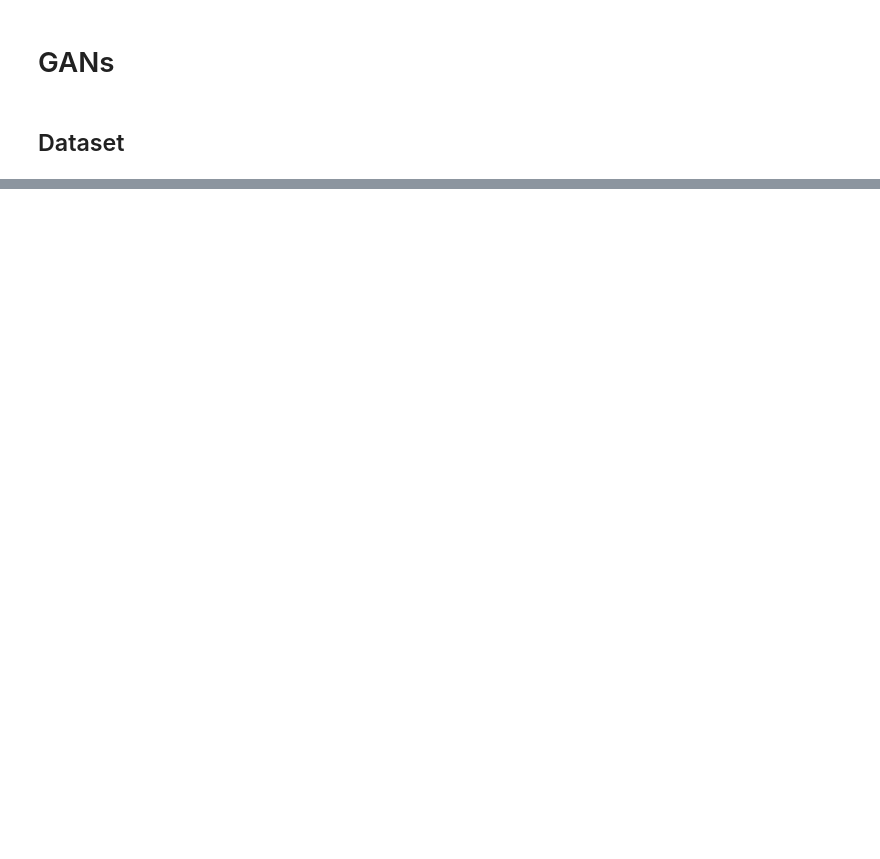
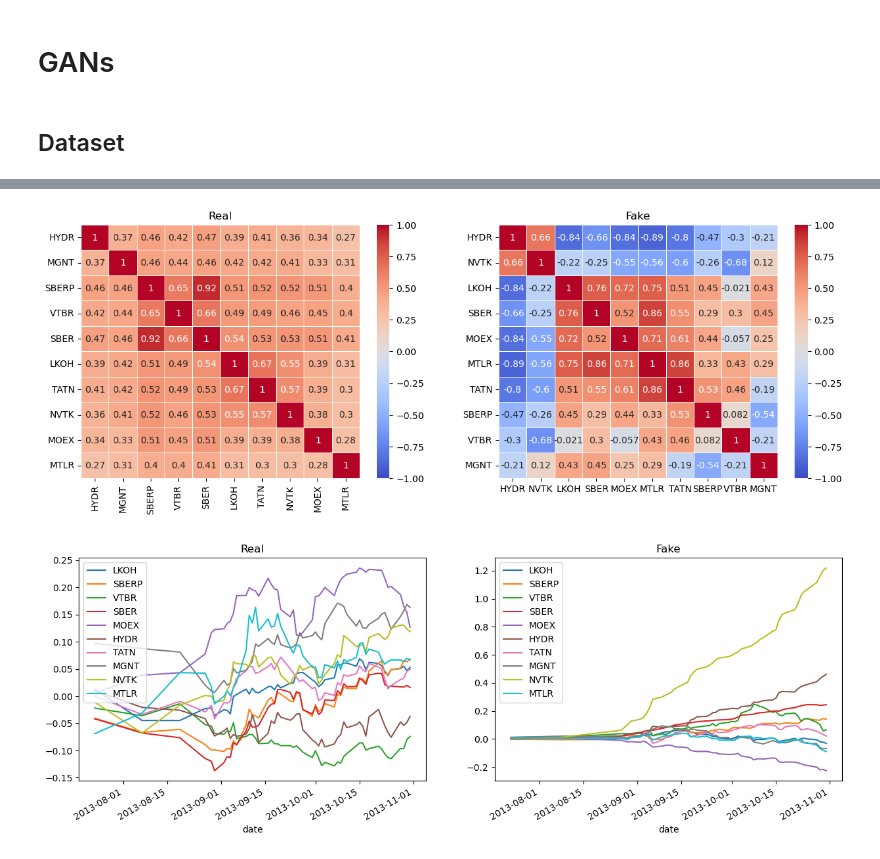
Before and after one commit to GudkovNikolay/Interactive_dashboard_ECML_2025, a Jupyter notebook: main.ipynb, the cells around one changed output, grey strips where cells are left out. Saved outputs shown, nothing was run; the diff lists cells and outputs as text; code cells hidden in the pictures; blank space fills up the shorter version.

```diff
--- a/main.ipynb
+++ b/main.ipynb
@@ -377,0 +293,29 @@ df_returns_fake.tail()
+# %%
+df_returns_fake = pd.DataFrame(generate_samples(generator), columns=dataset.assets)
+
+plt.subplots(1, 2, figsize=(15, 5))
+
+plt.subplot(1, 2, 1)
+plt.title('Real')
+plot_correlation_matrix(df_returns[dataset.assets].corr())
+
+
+plt.subplot(1, 2, 2)
+plt.title('Fake')
+plot_correlation_matrix(df_returns_fake.corr())
+plt.show()
+
+
+fig, (ax1, ax2) = plt.subplots(1, 2, figsize=(15, 5))
+
+plt.subplot(1, 2, 1)
+plt.title('Real')
+df_returns.iloc[:WINDOW_SIZE][dataset.assets].cumsum().plot(ax=ax1)
+
+plt.subplot(1, 2, 2)
+plt.title('Fake')
+df_returns_fake.set_index(df_returns[:WINDOW_SIZE].index).cumsum().plot(ax=ax2)
+plt.show()
+# %% [output]
+[figure, added]
+[figure, added]
```
Also changed, not shown: parts of 26 cells of this notebook, 8 other files.
